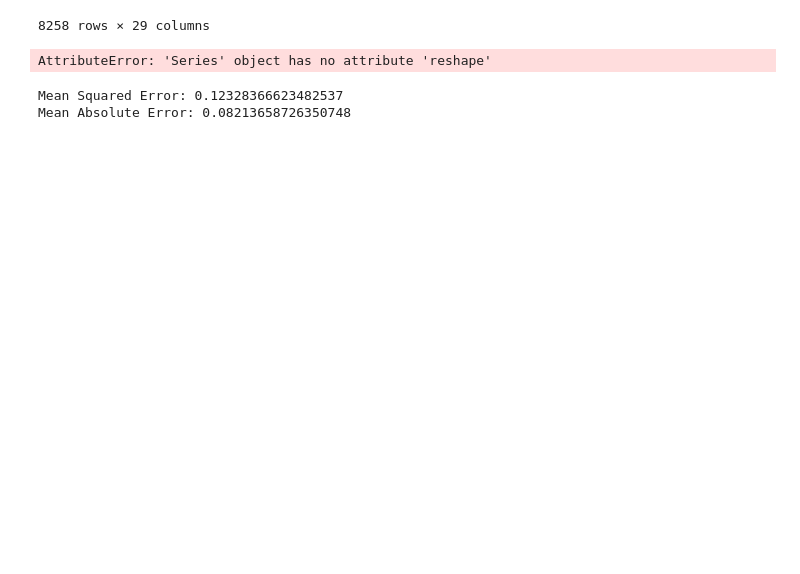
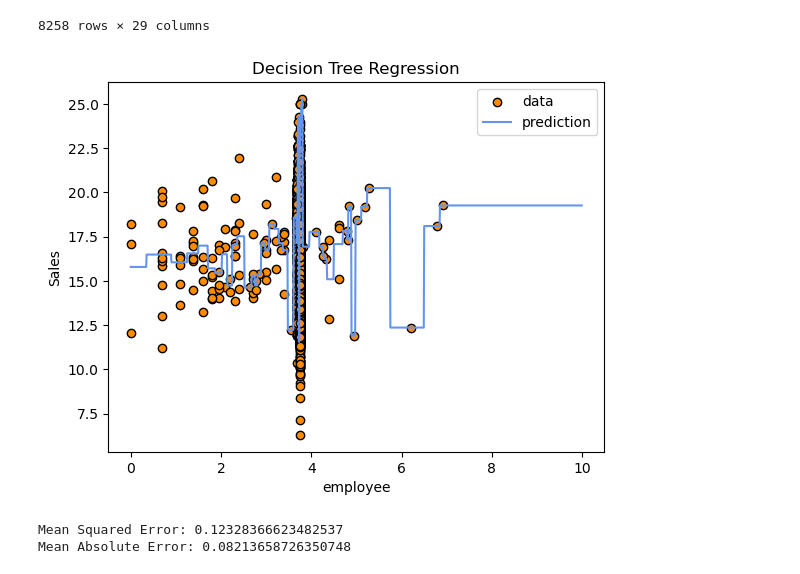
Before and after one commit to nguyenmybinhan/NUS-SDS-Datathon-Champion-TheViets, a Jupyter notebook: Decision_Tree_Regressor.ipynb, the cells around one changed output. Cells and saved outputs as stored; diff of their text form; code cells hidden in the pictures; blank space fills up the shorter version.

Commit message:
Update
- Test with parent and subsidiary

```diff
--- a/Decision_Tree_Regressor.ipynb
+++ b/Decision_Tree_Regressor.ipynb
@@ -61,9 +81,10 @@ plt.show()
 # %% [output]
 [figure]
 # %%
+#test with parent
 entity_type = ['Subsidiary','Parent', 'Branch', 'Independent' ]
-t = data[data['Entity Type'] == 'Parent']
-t
+Subsidiary = data[data['Entity Type'] == 'Parent']
+Subsidiary
 # %% [output]
 |  | LATITUDE | LONGITUDE | AccountID | Company | SIC Code | Industry | 8-Digit SIC Code | 8-Digit SIC Description | ... |
 | 4 | 1.298759 | 103.859430 | LAKB2BID1268831 | ASIA GREEN CAPITAL PTE. LTD. | 6719.0 | Offices of Holding Companies, Not... | 67190000.0 | Holding companies, nec | ... |
@@ -81,34 +102,34 @@ t
 # %%
 # Import the necessary libraries
 from sklearn.tree import DecisionTreeRegressor
 import numpy as np
 
 # Generate some example data
 X = np.array(np.log(t['Employees (Single Site)'])).reshape(-1,1)
 y = np.log(t['Sales (Domestic Ultimate Total USD)'])
 
 # Create a decision tree regressor
-regressor = DecisionTreeRegressor(max_depth=20)  # You can adjust the max_depth parameter
+regressor = DecisionTreeRegressor(max_depth=50)  # You can adjust the max_depth parameter
 
 # Fit the model to the data
 regressor.fit(X, y)
 
 # Make predictions
 X_test = np.arange(0.0, 10.0, 0.01)[:, np.newaxis]
 y_pred = regressor.predict(X_test)
 
 # Plot the results
 import matplotlib.pyplot as plt
 plt.figure()
 plt.scatter(X, y, edgecolor="black", c="darkorange", label="data")
 plt.plot(X_test, y_pred, color="cornflowerblue", label="prediction")
 plt.xlabel("employee")
 plt.ylabel("Sales")
 plt.title("Decision Tree Regression")
 plt.legend()
 plt.show()
 # %% [output]
-AttributeError: 'Series' object has no attribute 'reshape'
+[figure, added]
 # %%
 from sklearn.tree import DecisionTreeRegressor
 from sklearn.metrics import mean_squared_error
```
Also changed, not shown: parts of 4 cells of this notebook.
